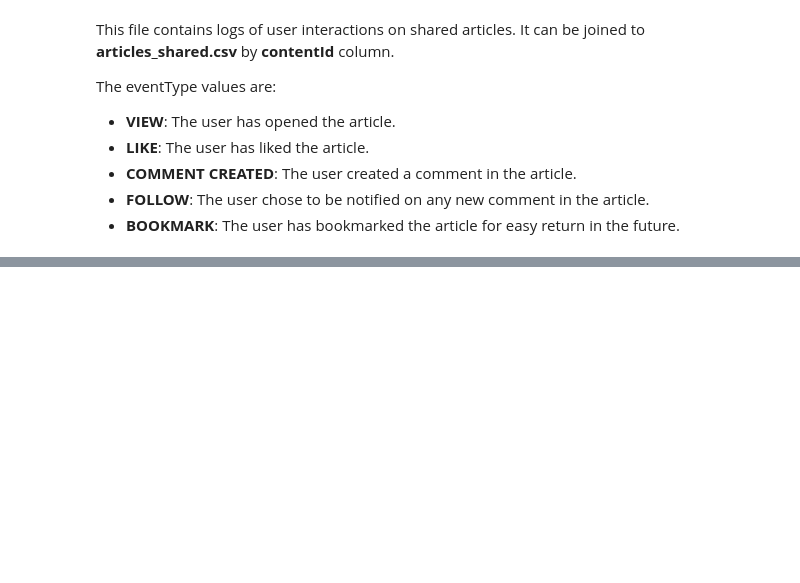
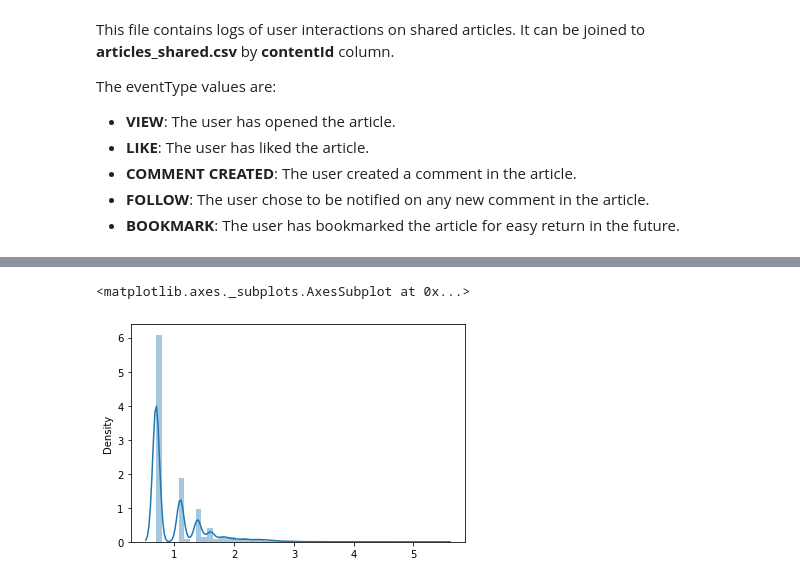
Before and after one commit to amanichivilkar/Articles-Recommendation-System, a Jupyter notebook: Amani_Chivilkar_Articles_Recommendation_System.ipynb, the cells around one changed output, grey strips where cells are left out. Drawn from its saved outputs; the diff is of its cells as text; code cells hidden in the pictures; blank space fills up the shorter version.

Commit message:
Data Preprocessing

```diff
--- a/Amani_Chivilkar_Articles_Recommendation_System.ipynb
+++ b/Amani_Chivilkar_Articles_Recommendation_System.ipynb
@@ -63,0 +140,11 @@ df2.head(2)
+# %%
+# We will make all the distrubution into normal distribution using yeo-johnson
+from sklearn.preprocessing import FunctionTransformer
+transformer = FunctionTransformer(np.log1p)
+
+normal_event_Strength = transformer.fit_transform(df['eventStrength'].values.reshape(-1, 1))
+# %%
+sns.distplot(normal_event_Strength)
+# %% [output]
+<matplotlib.axes._subplots.AxesSubplot at 0x...>
+[figure, added]
```
Also changed, not shown: parts of 12 cells of this notebook.
